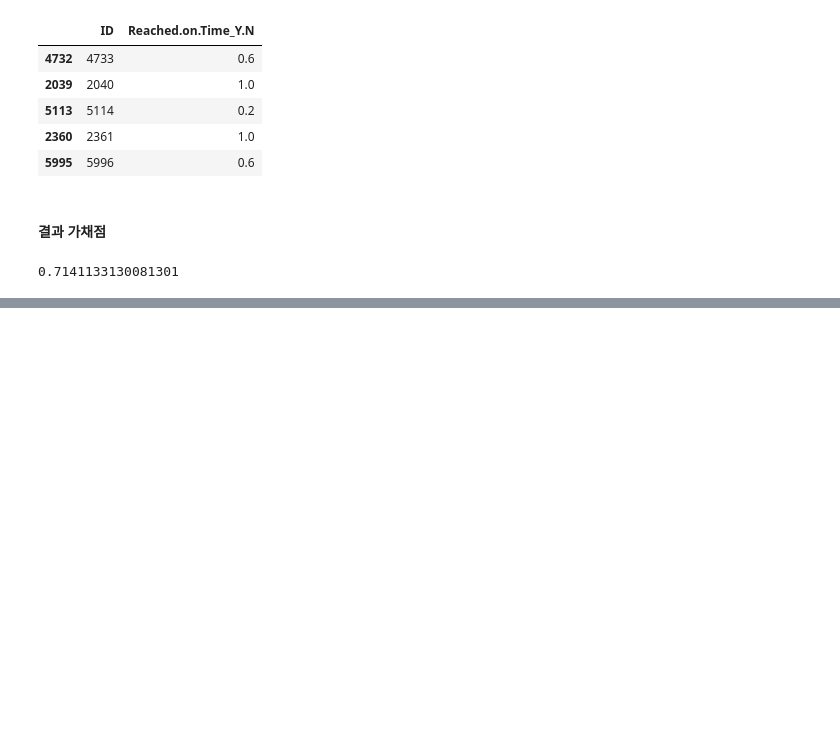
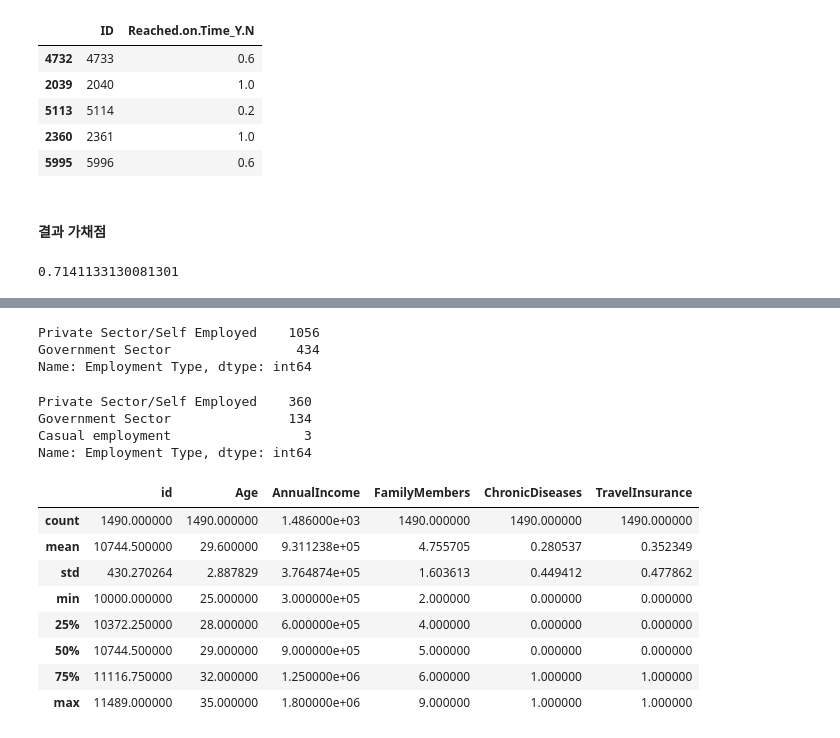
Before and after one commit to zudata/BEAKJOON, a Jupyter notebook: study/Big Data Certification study.ipynb, the cells around one changed output, grey strips where cells are left out. Saved outputs shown, nothing was run; the diff lists cells and outputs as text; code cells hidden in the pictures; blank space fills up the shorter version.

```diff
--- a/study/Big Data Certification study.ipynb
+++ b/study/Big Data Certification study.ipynb
@@ -3452,0 +3465,4 @@ roc_auc_score(y_test['Reached.on.Time_Y.N'], pred[:,1])
+# %%
+# 데이터 불러오기
+train = pd.read_csv("data/kaggle_data/big-data-analytics-certification/t2-1-train.csv")
+test = pd.read_csv("data/kaggle_data/big-data-analytics-certification/t2-1-test.csv")
@@ -3452,0 +3524,28 @@ roc_auc_score(y_test['Reached.on.Time_Y.N'], pred[:,1])
+# %%
+# Employment Type 컬럼 카테고리
+train['Employment Type'].value_counts()
+# %% [output]
+Private Sector/Self Employed    1056
+Government Sector                434
+Name: Employment Type, dtype: int64
+# %%
+# Employment Type 컬럼 카테고리
+test['Employment Type'].value_counts()
+# %% [output]
+Private Sector/Self Employed    360
+Government Sector               134
+Casual employment                 3
+Name: Employment Type, dtype: int64
+# %%
+# 수치형 통계 값
+train.describe(exclude="object")
+# %% [output]
+|  | id | Age | AnnualIncome | FamilyMembers | ChronicDiseases | TravelInsurance |
+| count | 1490.000000 | 1490.000000 | 1.486000e+03 | 1490.000000 | 1490.000000 | 1490.000000 |
+| mean | 10744.500000 | 29.600000 | 9.311238e+05 | 4.755705 | 0.280537 | 0.352349 |
+| std | 430.270264 | 2.887829 | 3.764874e+05 | 1.603613 | 0.449412 | 0.477862 |
+| min | 10000.000000 | 25.000000 | 3.000000e+05 | 2.000000 | 0.000000 | 0.000000 |
+| 25% | 10372.250000 | 28.000000 | 6.000000e+05 | 4.000000 | 0.000000 | 0.000000 |
+| 50% | 10744.500000 | 29.000000 | 9.000000e+05 | 5.000000 | 0.000000 | 0.000000 |
+| 75% | 11116.750000 | 32.000000 | 1.250000e+06 | 6.000000 | 1.000000 | 1.000000 |
+| max | 11489.000000 | 35.000000 | 1.800000e+06 | 9.000000 | 1.000000 | 1.000000 |
```
Also changed, not shown: parts of 14 cells of this notebook.
